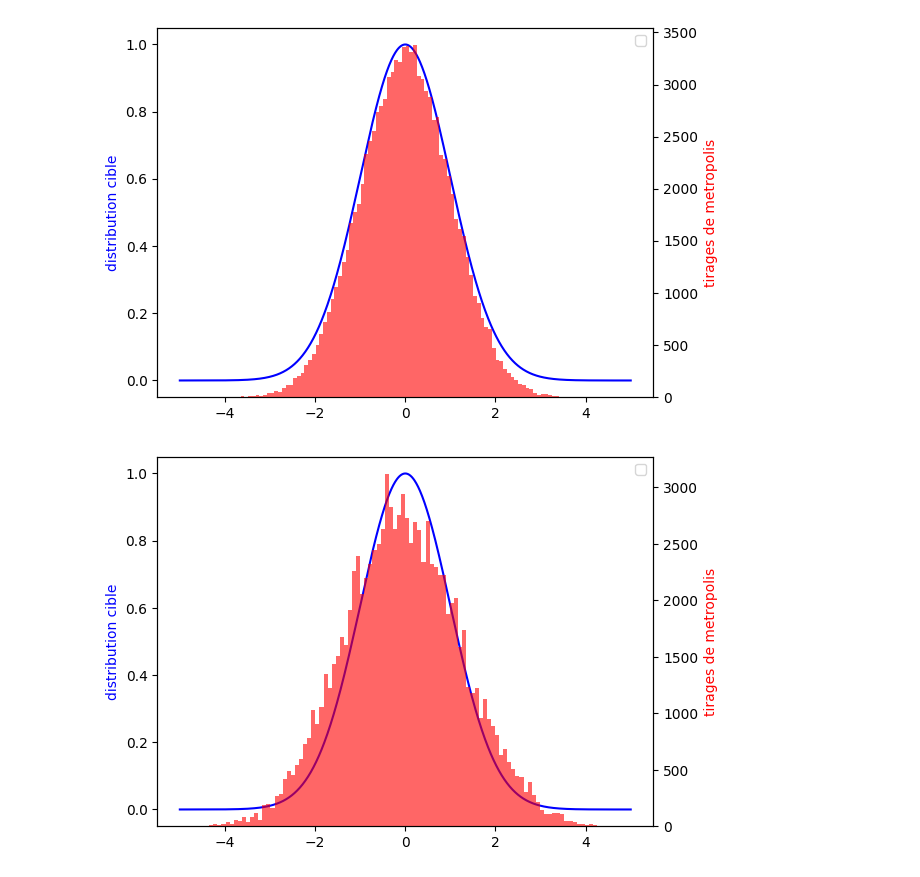
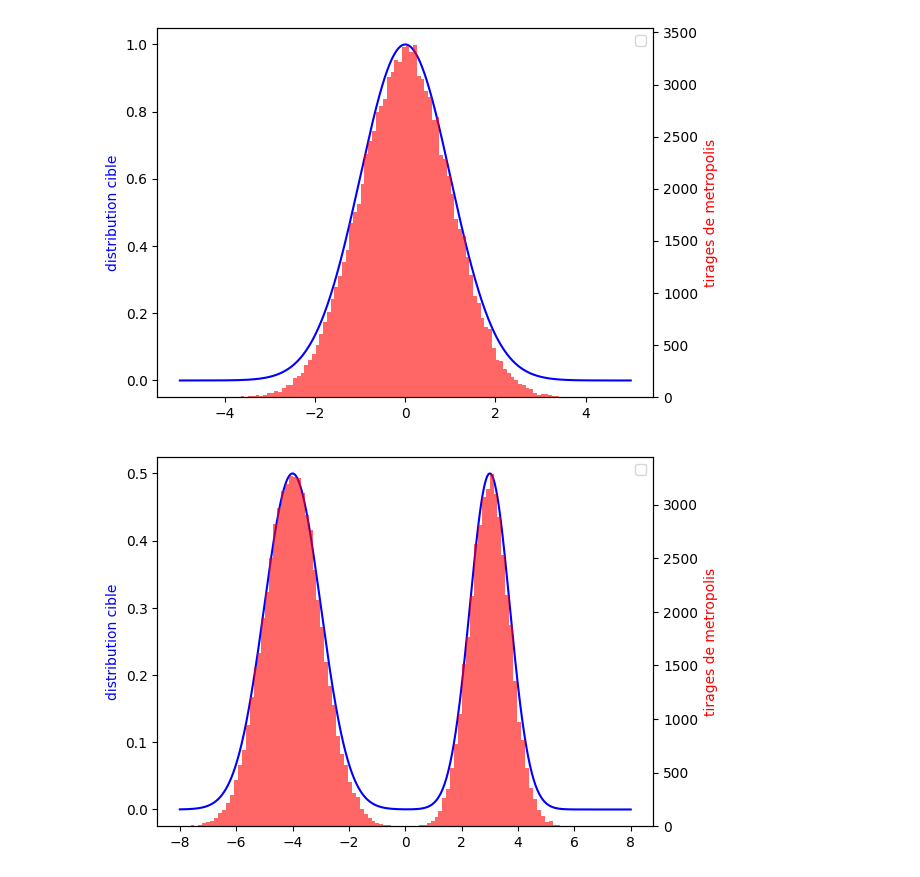
Before and after one commit to CorentinVaillant/ProjetMath-HastingMetropolis, a Jupyter notebook: Corentin/hasting_metropolis.ipynb, the cells around one changed output. Drawn from its saved outputs; the diff is of its cells as text; code cells hidden in the pictures.

```diff
--- a/Corentin/hasting_metropolis.ipynb
+++ b/Corentin/hasting_metropolis.ipynb
@@ -92,7 +92,7 @@ def hasting_metropolis(x0,distribution_cible,proposition,densite_proposition,ite
 
     return tirage
 # %%
-distribution_cible = lambda x: np.exp(-x**2 / 2)
+distribution_cible = lambda x: (np.exp(-(x+4)**2 / 2) + np.exp(-(x-3)**2))/2
 
 proposition =lambda x: x +  np.random.normal(0,1)
 densite_proposition = lambda x, y: np.exp(-(y - x) ** 2 / 2) / np.sqrt(2 * np.pi)
@@ -101,20 +101,19 @@ tirage = hasting_metropolis(0,distribution_cible,proposition,densite_proposition
 # %%
 fig, ax1 = plt.subplots()
 
-
-x = np.linspace(-5,5,1000)
+x = np.linspace(-8,8,1000)
 data1 = distribution_cible(x)
 data2 = tirage
 
 ax1.set_ylabel("distribution cible",color = "blue")
 ax1.plot(x,data1,color="blue")
 
 ax2 = ax1.twinx()
 
 ax2.hist(tirage,bins=100,color="red",alpha=0.6)
 ax2.set_ylabel("tirages de metropolis",color="red")
 
 plt.legend()
 plt.show()
 # %% [output]
-[figure, old version]
+[figure, new version]
```
